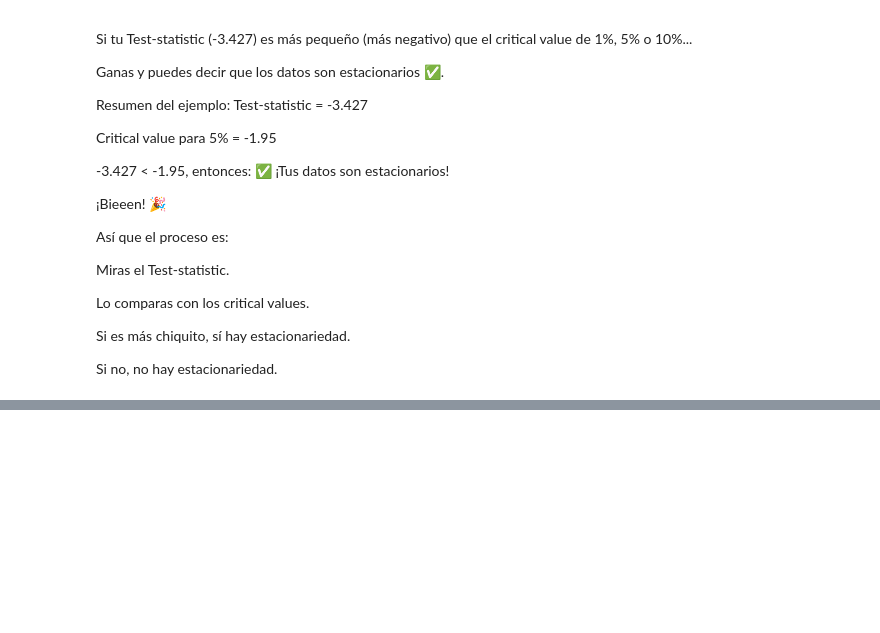
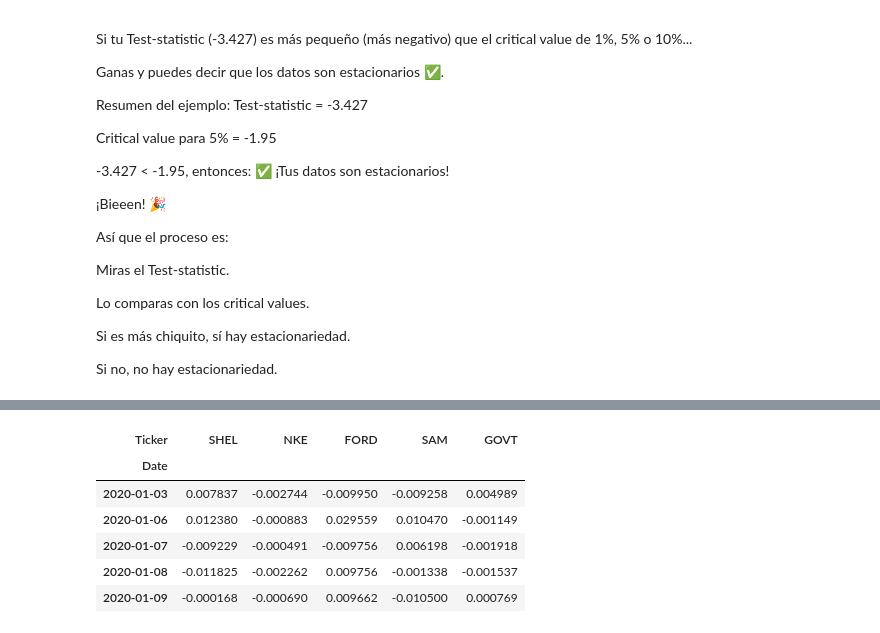
Before and after one commit to betospike/CORRELACION_ACTIVOS, a Jupyter notebook: Correlacion_de_activos.ipynb, the cells around one changed output, grey strips where cells are left out. Drawn from its saved outputs; the diff is of its cells as text; code cells hidden in the pictures; blank space fills up the shorter version.

```diff
--- a/Correlacion_de_activos.ipynb
+++ b/Correlacion_de_activos.ipynb
@@ -874,0 +895,8 @@ Linea 249 R
+# %%
+
+portafolio=['SHEL','NKE','FORD','SAM','GOVT']
+assets=ret_assets[portafolio]
+media_1=assets.mean()
+print(media_1['SHEL'])
+
+media_1
@@ -874,0 +940,15 @@ Linea 249 R
+# %%
+#for i in media_1.index:
+#    print(f"El rendimiento medio de {i} es: {media_1[i]}")
+
+Exceso=assets.copy()
+
+print('ACCIONES')
+print(Exceso.head())
+
+print('PROMEDIOS')
+print(media_1.head())
+
+
+# Mostrar los primeros valores después de la operación
+print(Exceso['SHEL'].head())
@@ -874,0 +984,10 @@ Linea 249 R
+# %%
+Exceso.head()
+# %% [output]
+| Ticker | SHEL | NKE | FORD | SAM | GOVT |
+| Date |  |  |  |  |  |
+| 2020-01-03 | 0.007837 | -0.002744 | -0.009950 | -0.009258 | 0.004989 |
+| 2020-01-06 | 0.012380 | -0.000883 | 0.029559 | 0.010470 | -0.001149 |
+| 2020-01-07 | -0.009229 | -0.000491 | -0.009756 | 0.006198 | -0.001918 |
+| 2020-01-08 | -0.011825 | -0.002262 | 0.009756 | -0.001338 | -0.001537 |
+| 2020-01-09 | -0.000168 | -0.000690 | 0.009662 | -0.010500 | 0.000769 |
```
Also changed, not shown: parts of 28 cells of this notebook.
